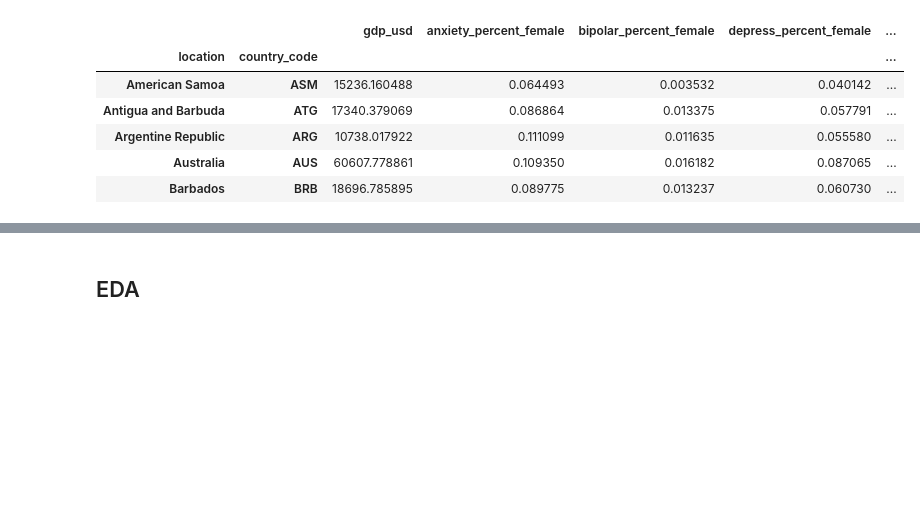
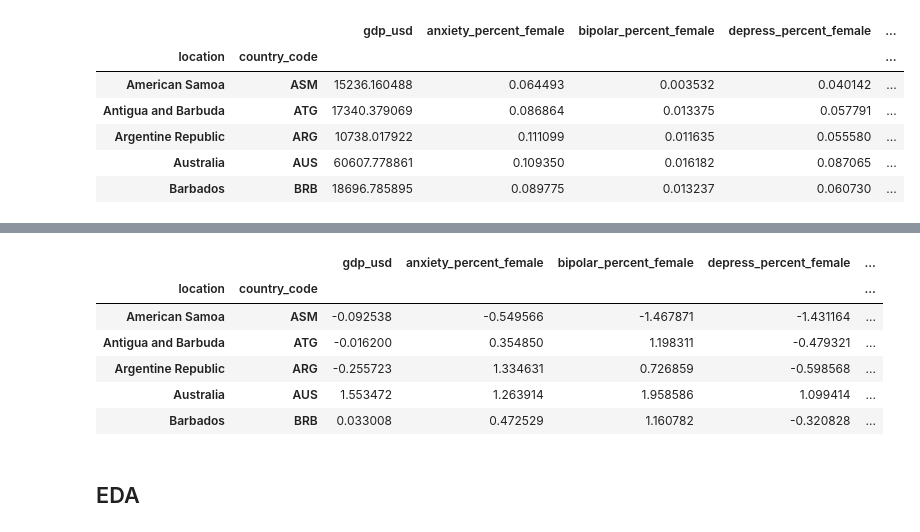
Before and after one commit to David-S-2002/predicting_suicide_rates, a Jupyter notebook: predicting_suicide_rates_new.ipynb, the cells around one changed output, grey strips where cells are left out. Cells and saved outputs as stored; diff of their text form; code cells hidden in the pictures; blank space fills up the shorter version.

```diff
--- a/predicting_suicide_rates_new.ipynb
+++ b/predicting_suicide_rates_new.ipynb
@@ -125,3 +146,13 @@ female_df.head()
+# %%
+female_data_scaled_pca.head()
+# %% [output]
+|  |  | gdp_usd | anxiety_percent_female | bipolar_percent_female | depress_percent_female | ... |
+| location | country_code |  |  |  |  | ... |
+| American Samoa | ASM | -0.092538 | -0.549566 | -1.467871 | -1.431164 | ... |
+| Antigua and Barbuda | ATG | -0.016200 | 0.354850 | 1.198311 | -0.479321 | ... |
+| Argentine Republic | ARG | -0.255723 | 1.334631 | 0.726859 | -0.598568 | ... |
+| Australia | AUS | 1.553472 | 1.263914 | 1.958586 | 1.099414 | ... |
+| Barbados | BRB | 0.033008 | 0.472529 | 1.160782 | -0.320828 | ... |
 # %% [markdown]
 ## EDA
 # %% [markdown]
```
Also changed, not shown: parts of 13 cells of this notebook.
